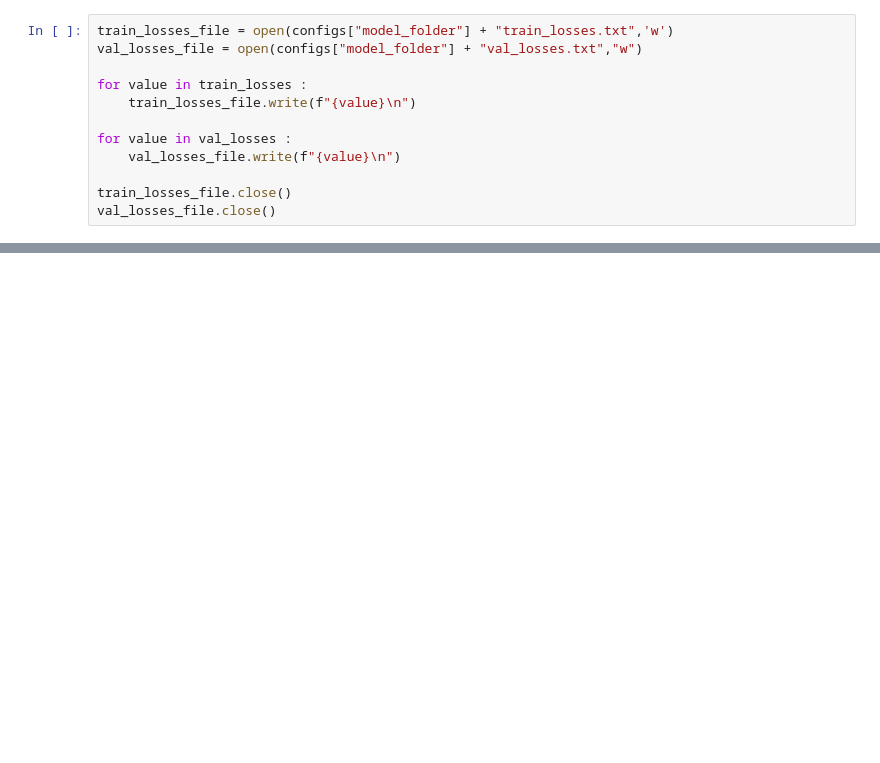
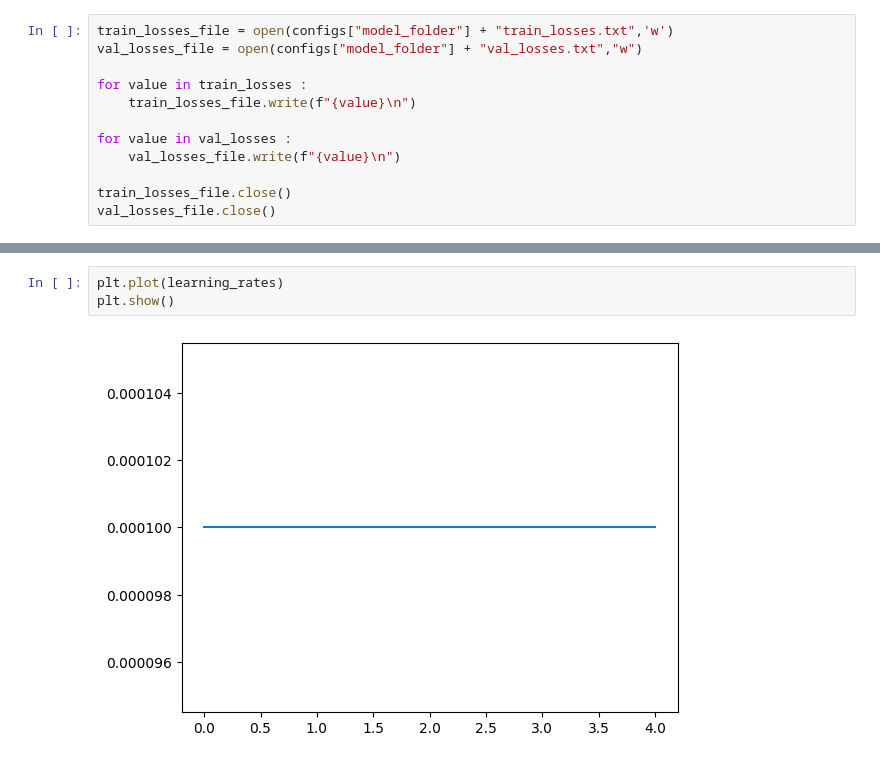
Before and after one commit to Nacnano/stock-machine-learning-project, a Jupyter notebook: LSTM2.ipynb, the cells around one changed output, grey strips where cells are left out. Drawn from its saved outputs; the diff is of its cells as text; blank space fills up the shorter version.

```diff
--- a/LSTM2.ipynb
+++ b/LSTM2.ipynb
@@ -343,0 +353,5 @@ tensor([0.0076], device='cuda:0') tensor(-0.0006, device='cuda:0')
+# %%
+plt.plot(learning_rates)
+plt.show()
+# %% [output]
+[figure, added]
```
Also changed, not shown: parts of 13 cells of this notebook, 3 other files.
